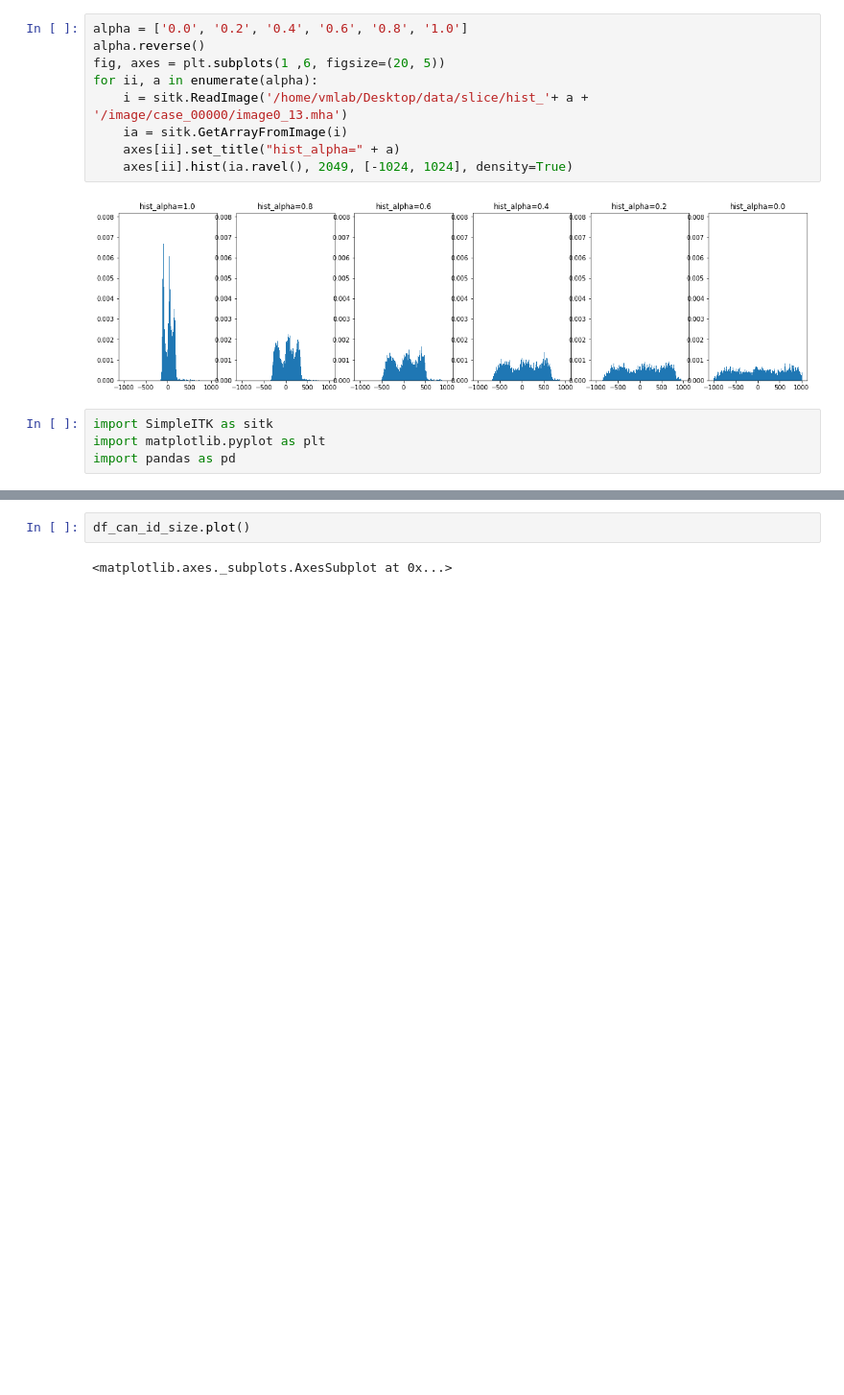
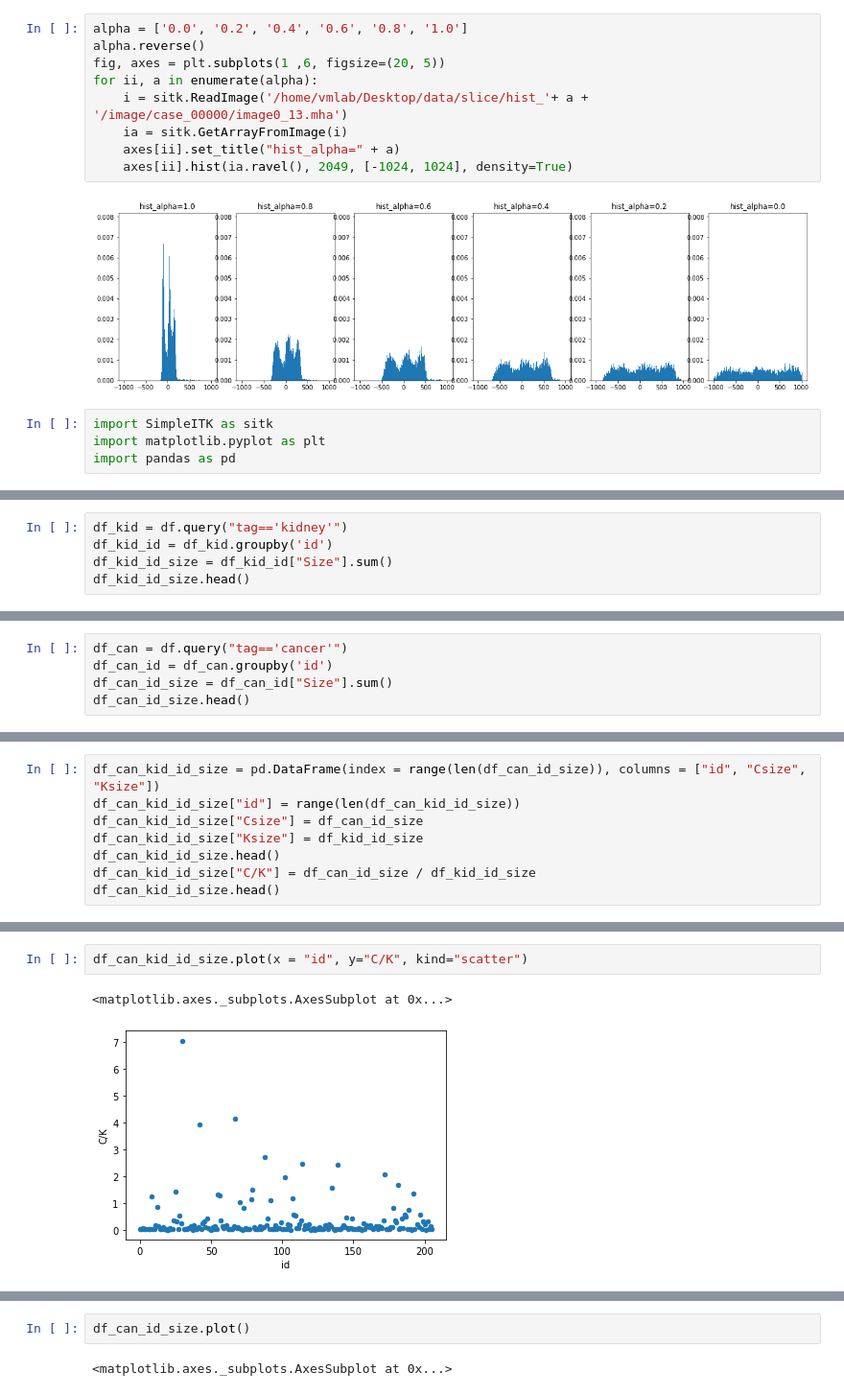
Before and after one commit to t-rryyyoooo/KIDNEY, a Jupyter notebook: memo.ipynb, the cells around one changed output, grey strips where cells are left out. Shown at 96% size. Saved outputs shown, nothing was run; the diff lists cells and outputs as text; blank space fills up the shorter version.

```diff
--- a/memo.ipynb
+++ b/memo.ipynb
@@ -851,3 +851,8 @@ df.head()
 | 2 | 164 | 0 | 164 | kidney | 85.865282 | 86.790756 | 7532.635240 | 216.219592 | 216.219592 | 147 |
 | 3 | 165 | 0 | 165 | kidney | 99.003225 | 94.184951 | 8870.804999 | 241.380014 | 241.380014 | 247 |
 | 4 | 166 | 0 | 166 | kidney | 129.435100 | 84.773216 | 7186.498072 | 251.062135 | 251.062135 | 333 |
+# %%
+df_kid = df.query("tag=='kidney'")
+df_kid_id = df_kid.groupby('id')
+df_kid_id_size = df_kid_id["Size"].sum()
+df_kid_id_size.head()
@@ -853,0 +867,5 @@ df.head()
+# %%
+df_can = df.query("tag=='cancer'")
+df_can_id = df_can.groupby('id')
+df_can_id_size = df_can_id["Size"].sum()
+df_can_id_size.head()
@@ -853,0 +880,8 @@ df.head()
+# %%
+df_can_kid_id_size = pd.DataFrame(index = range(len(df_can_id_size)), columns = ["id", "Csize", "Ksize"])
+df_can_kid_id_size["id"] = range(len(df_can_kid_id_size))
+df_can_kid_id_size["Csize"] = df_can_id_size
+df_can_kid_id_size["Ksize"] = df_kid_id_size
+df_can_kid_id_size.head()
+df_can_kid_id_size["C/K"] = df_can_id_size / df_kid_id_size
+df_can_kid_id_size.head()
@@ -854,3 +906,8 @@ df.head()
+# %%
+df_can_kid_id_size.plot(x = "id", y="C/K", kind="scatter")
+# %% [output]
+<matplotlib.axes._subplots.AxesSubplot at 0x...>
+[figure, added]
 # %%
 df_can = df.query("tag=='cancer'")
 df_can_id = df_can.groupby('id')
```
Also changed, not shown: parts of 17 cells of this notebook, 1 other file.
